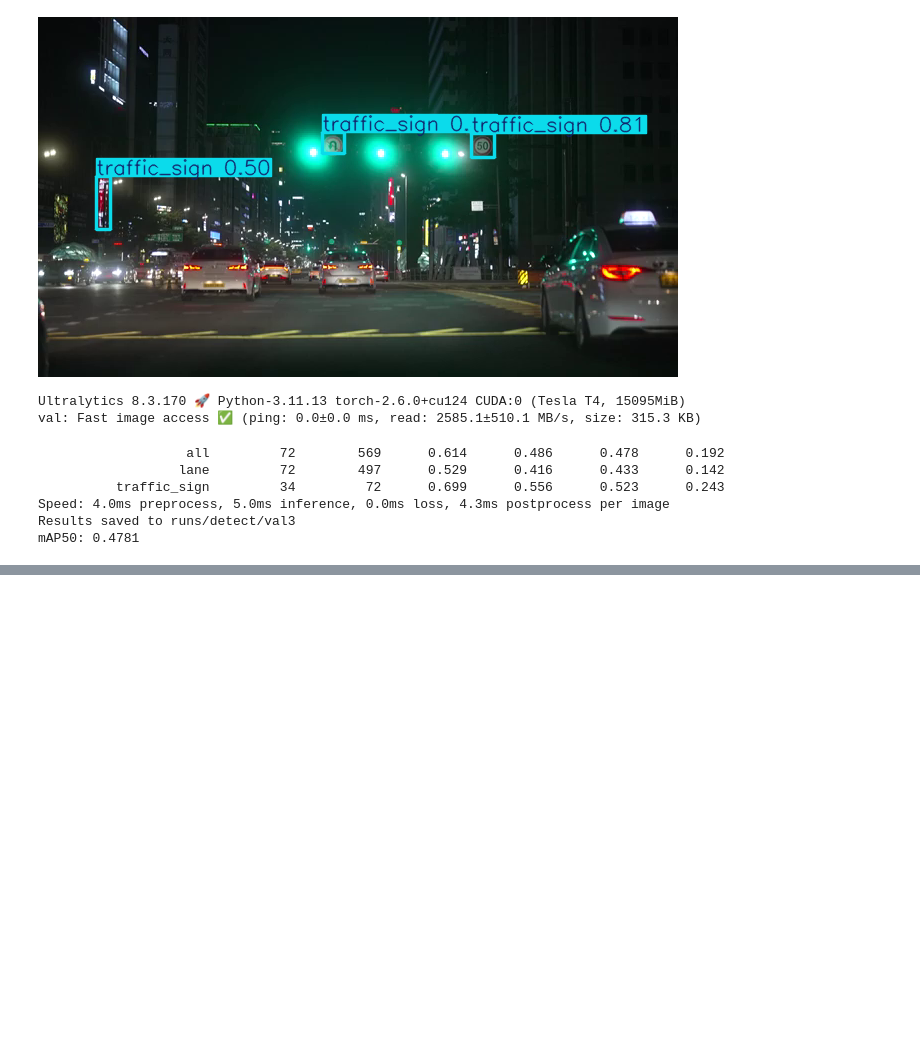
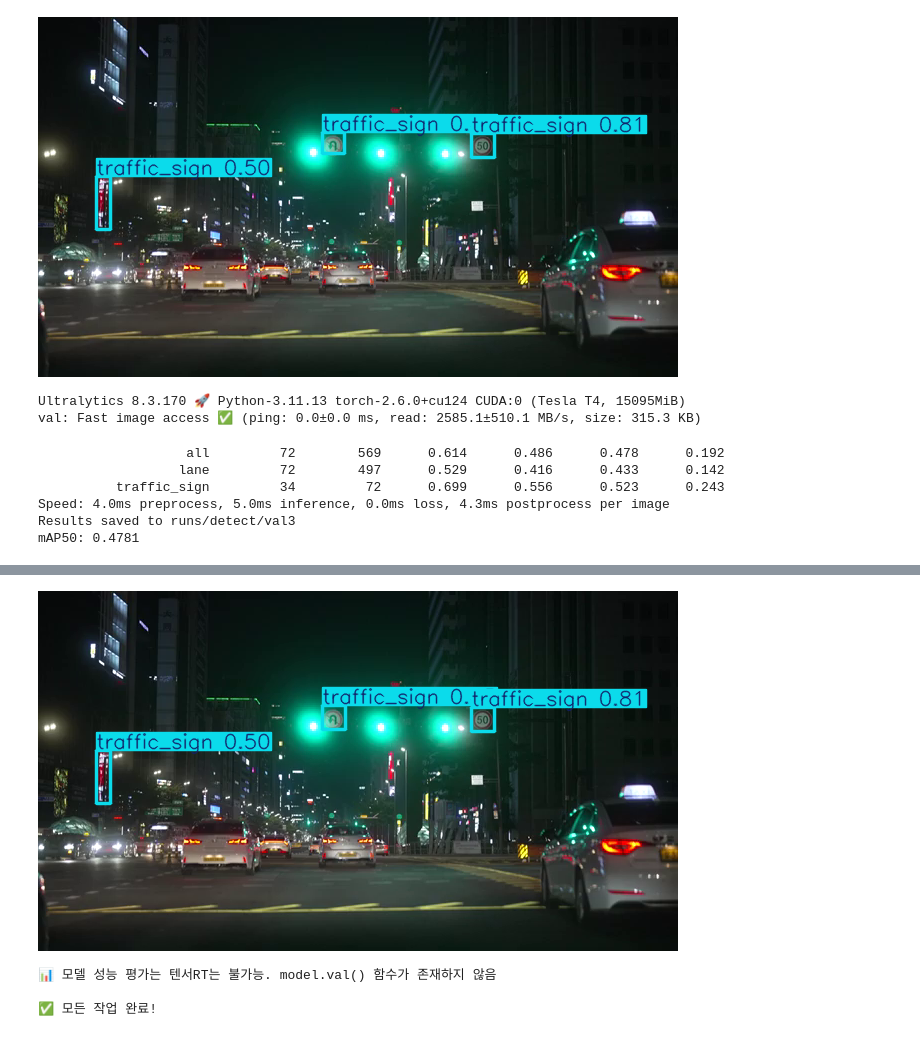
Before and after one commit to audalsgh/20250728, a Jupyter notebook: 0728_Transfer_Learning_Colab.ipynb, the cells around one changed output, grey strips where cells are left out. Drawn from its saved outputs; the diff is of its cells as text; code cells hidden in the pictures; blank space fills up the shorter version.

```diff
--- a/0728_Transfer_Learning_Colab.ipynb
+++ b/0728_Transfer_Learning_Colab.ipynb
@@ -197,3 +197,62 @@ val: Fast image access ✅ (ping: 0.0±0.0 ms, read: 2585.1±510.1 MB/s, size: 3
 Speed: 4.0ms preprocess, 5.0ms inference, 0.0ms loss, 4.3ms postprocess per image
 Results saved to runs/detect/val3
 mAP50: 0.4781
+# %%
+# 1. ultralytics, tensorRT 설치
+!pip install -U ultralytics onnx onnxruntime-gpu onnxsim onnxslim tensorrt
+
+# 2. 설치 확인 후 다시 실행
+from ultralytics import YOLO
+import glob
+import os
+import time
+
+print("✅ ultralytics 설치 완료!")
+
+# ✅ TensorRT 최적화 모델 로드하기 (변환된 .engine 파일이 필요함.)
+# Ultralytics YOLOv8/v11 모델 .pt파일을 TensorRT용으로 export하려면 별도 변환을 해줘야함.
+# TensorRT 엔진으로 내보내는 export문장 1줄 추가 (best.engine 파일이 생성됨!)
+!yolo export model=/content/dataset/dataset/best.pt format=engine
+
+model = YOLO('/content/dataset/dataset/best.engine')  # 또는 best_trt.pt (TensorRT 내장됨)
+
+# YouTube 영상 다운로드
+!pip install yt-dlp
+!yt-dlp -f 'best[height<=720]' -o '/content/test_video.%(ext)s' 'https://www.youtube.com/watch?v=AxLmroTo3rQ'
+
+# 다운로드된 파일 찾기 (확장자가 다를 수 있음)
+video_files = glob.glob('/content/test_video.*')
+if video_files:
+    video_path = video_files[0]
+    print(f"📹 다운로드된 영상: {video_path}")
+
+    # 추론 실행 전 시간 측정 시작
+    start_time = time.time()
+
+    # ✅ TensorRT 모델로 추론
+    results = model.predict(
+        source=video_path,
+        save=False,
+        conf=0.3,
+        vid_stride=1
+    )
+
+    # 시간 측정 종료
+    end_time = time.time()
+    elapsed = end_time - start_time
+    frame_count = len(results)
+    fps = frame_count / elapsed if elapsed > 0 else 0
+
+    print(f"\n⚡ YOLO (TensorRT) 추론 FPS: {fps:.2f} (처리 시간: {elapsed:.2f}초, 프레임 수: {frame_count})")
+
+    # 결과 표시 (영상의 경우 첫 번째 프레임만)
+    if results:
+        results[0].show()
+else:
+    print("❌ 영상 다운로드 실패")
+
+# 기존 검증 데이터로 성능 측정
+print("\n📊 모델 성능 평가는 텐서RT는 불가능. model.val() 함수가 존재하지 않음")
+
+print("\n✅ 모든 작업 완료!")
+# %% [output]
@@ -199,0 +276,4 @@ mAP50: 0.4781
+[figure, added]
+📊 모델 성능 평가는 텐서RT는 불가능. model.val() 함수가 존재하지 않음
+
+✅ 모든 작업 완료!
```
Also changed, not shown: parts of 1 cell of this notebook.
